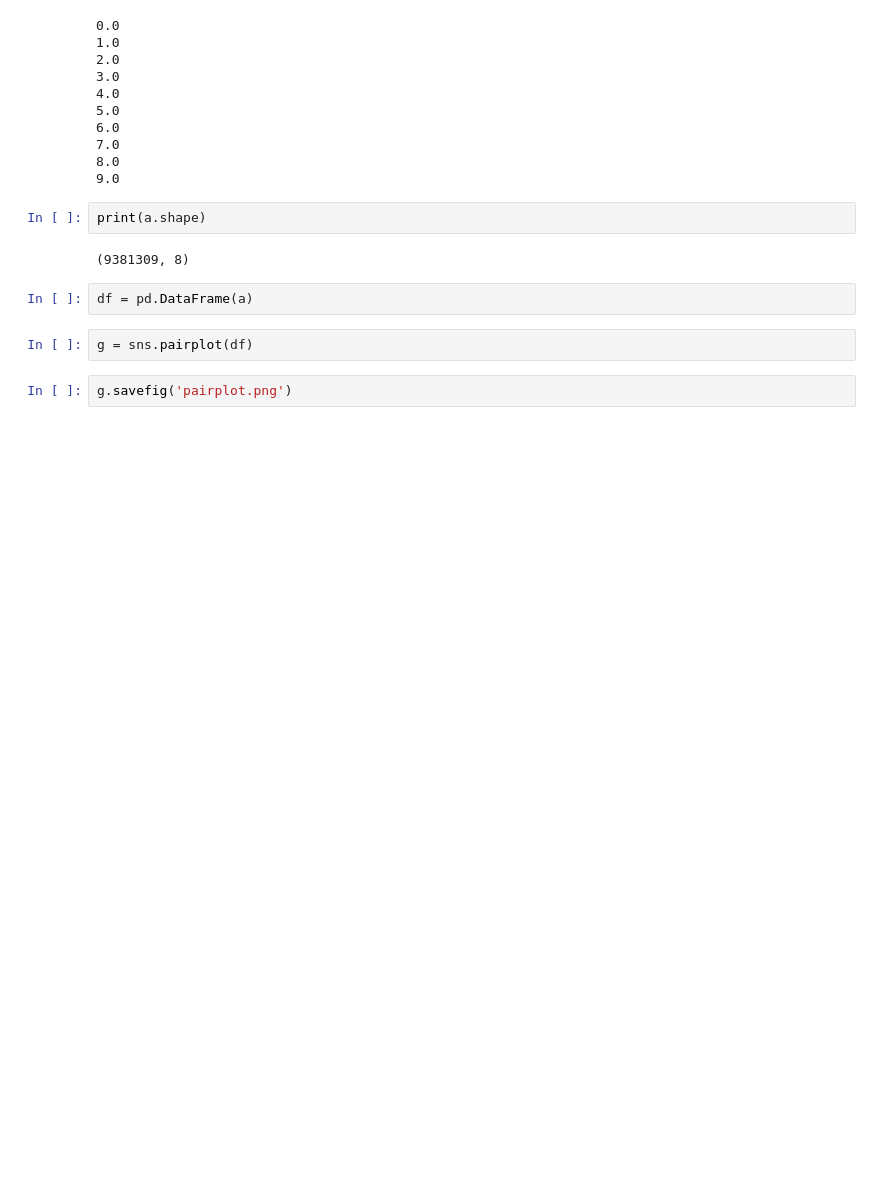
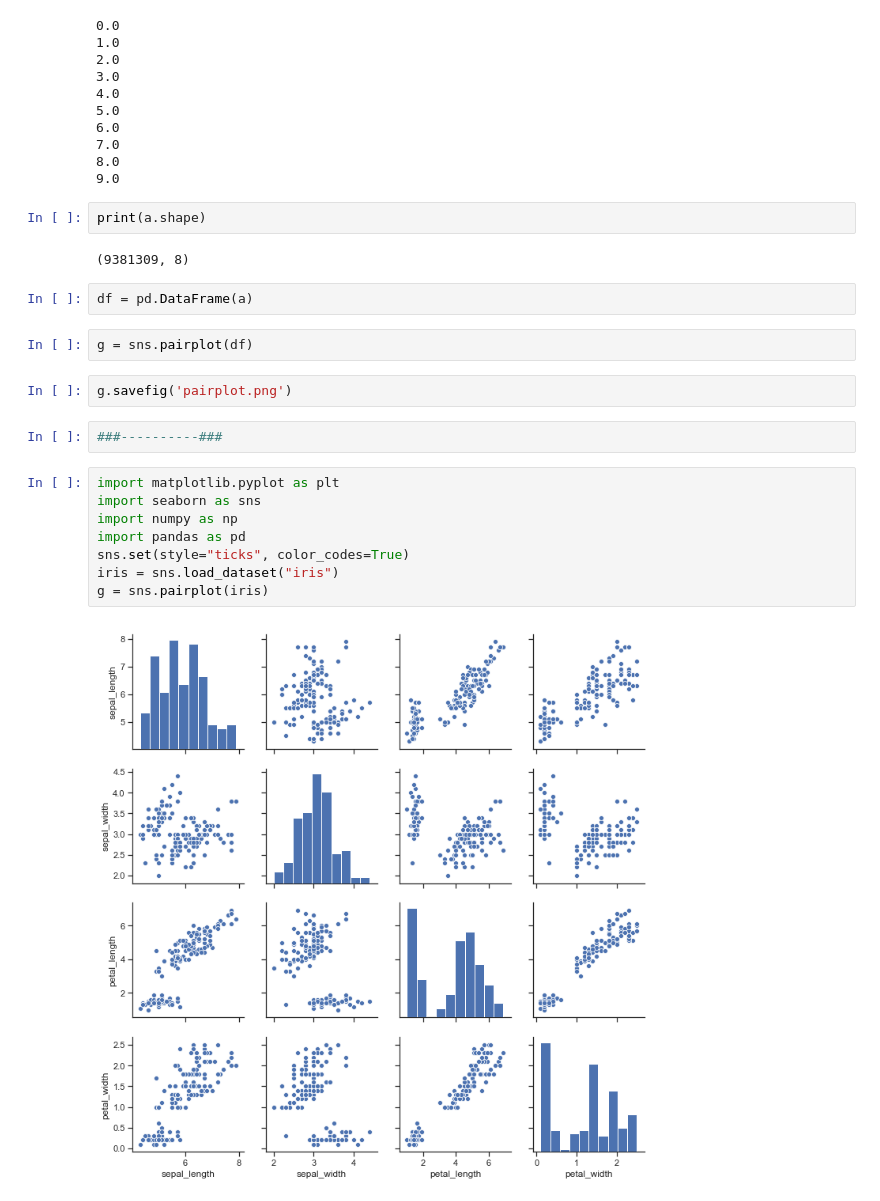
Before and after one commit to mihailselezniov/Deformation, a Jupyter notebook: 14/try_sns.ipynb, the cells around one changed output. Drawn from its saved outputs; the diff is of its cells as text; blank space fills up the shorter version.

```diff
--- a/14/try_sns.ipynb
+++ b/14/try_sns.ipynb
@@ -60,3 +60,15 @@ df = pd.DataFrame(a)
 g = sns.pairplot(df)
 # %%
 g.savefig('pairplot.png')
+# %%
+###----------###
+# %%
+import matplotlib.pyplot as plt
+import seaborn as sns
+import numpy as np
+import pandas as pd
+sns.set(style="ticks", color_codes=True)
+iris = sns.load_dataset("iris")
+g = sns.pairplot(iris)
+# %% [output]
+[figure, added]
```
Also changed, not shown: parts of 2 cells of this notebook, 2 other files.
